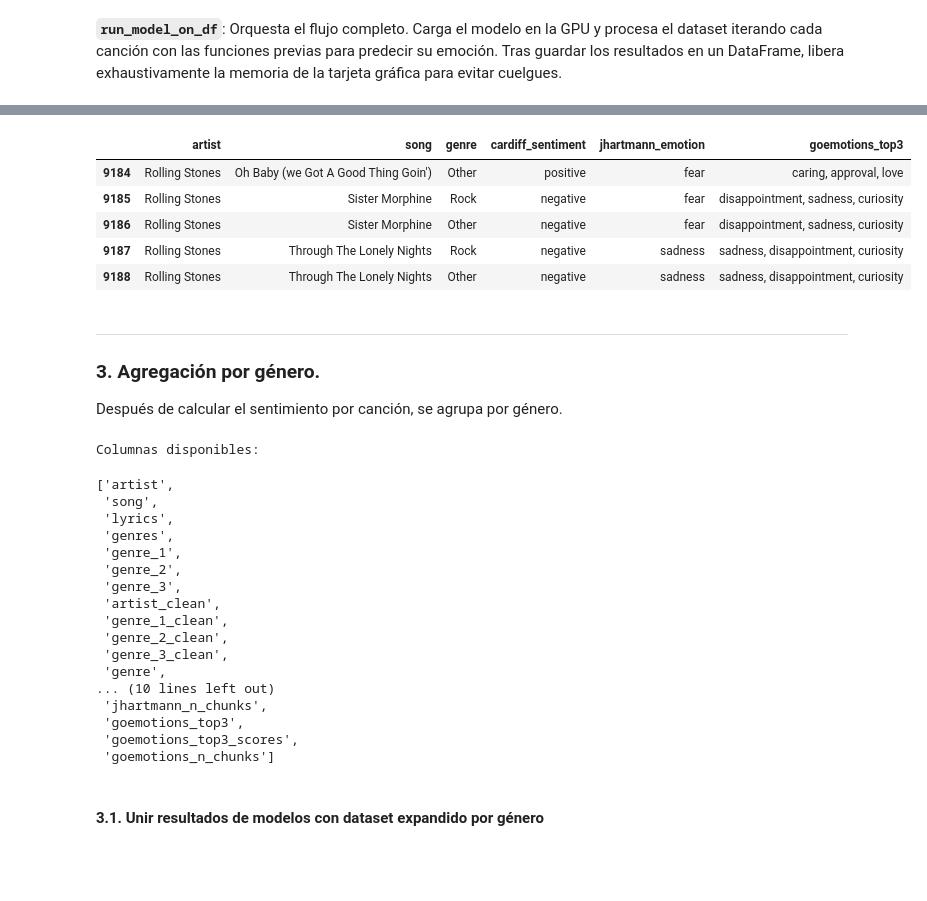
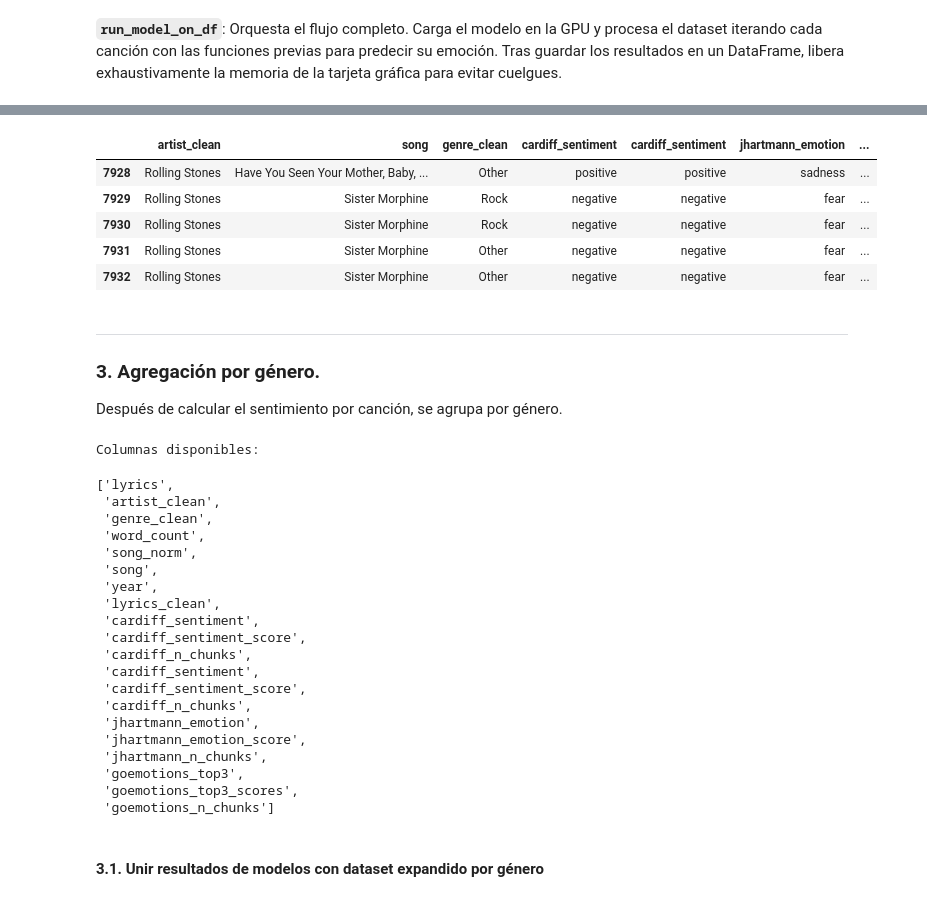
Before and after one commit to pacarma4/NLP, a Jupyter notebook: sentiment_analysis.ipynb, the cells around one changed output, grey strips where cells are left out. Saved outputs shown, nothing was run; the diff lists cells and outputs as text; code cells hidden in the pictures; blank space fills up the shorter version.

```diff
--- a/sentiment_analysis.ipynb
+++ b/sentiment_analysis.ipynb
@@ -62,8 +62,9 @@ from transformers import AutoModelForSequenceClassification, AutoTokenizer
 Limpiar la letra sin destruir información útil para el sentimiento. En análisis de sentimiento no conviene eliminar stopwords agresivamente, porque palabras como not, never, no, without cambian completamente el significado.
 # %%
 # cargar dataset
-DATA_PATH = "outputs/songs_clean_by_genre_exploded_transformer.csv"
+#DATA_PATH = "outputs/songs_clean_by_genre_exploded_transformer.csv"
 
+DATA_PATH = "songs_with_years_processed.csv"
 df = pd.read_csv(DATA_PATH)
 
 print("Shape inicial:", df.shape)
@@ -632,7 +640,7 @@ for config in MODEL_CONFIGS:
     display(
         df_model_comparison[
             [
-                "artist",
+                "artist_clean",
                 "song",
                 config["output_col"],
                 config["score_col"],
@@ -685,26 +733,26 @@ Etiquetas del modelo:
 # %%
 display(
     df_model_comparison[
         [
-            "artist",
+            "artist_clean",
             "song",
-            "genre",
+            "genre_clean",
             "cardiff_sentiment",
 
             "jhartmann_emotion",
 
             "goemotions_top3",
 
         ]
     ].tail()
 )
 # %% [output]
-|  | artist | song | genre | cardiff_sentiment | jhartmann_emotion | goemotions_top3 |
-| 9184 | Rolling Stones | Oh Baby (we Got A Good Thing Goin') | Other | positive | fear | caring, approval, love |
-| 9185 | Rolling Stones | Sister Morphine | Rock | negative | fear | disappointment, sadness, curiosity |
-| 9186 | Rolling Stones | Sister Morphine | Other | negative | fear | disappointment, sadness, curiosity |
-| 9187 | Rolling Stones | Through The Lonely Nights | Rock | negative | sadness | sadness, disappointment, curiosity |
-| 9188 | Rolling Stones | Through The Lonely Nights | Other | negative | sadness | sadness, disappointment, curiosity |
+|  | artist_clean | song | genre_clean | cardiff_sentiment | cardiff_sentiment | jhartmann_emotion | ... |
+| 7928 | Rolling Stones | Have You Seen Your Mother, Baby, ... | Other | positive | positive | sadness | ... |
+| 7929 | Rolling Stones | Sister Morphine | Rock | negative | negative | fear | ... |
+| 7930 | Rolling Stones | Sister Morphine | Rock | negative | negative | fear | ... |
+| 7931 | Rolling Stones | Sister Morphine | Other | negative | negative | fear | ... |
+| 7932 | Rolling Stones | Sister Morphine | Other | negative | negative | fear | ... |
 # %% [markdown]
 ---
 
@@ -716,19 +764,22 @@ print("Columnas disponibles:")
 display(df_model_comparison.columns.tolist())
 # %% [output]
 Columnas disponibles:
-['artist',
+['lyrics',
+ 'artist_clean',
+ 'genre_clean',
+ 'word_count',
+ 'song_norm',
  'song',
- 'lyrics',
- 'genres',
- 'genre_1',
- 'genre_2',
- 'genre_3',
- 'artist_clean',
- 'genre_1_clean',
- 'genre_2_clean',
- 'genre_3_clean',
- 'genre',
-... (10 lines left out)
+ 'year',
+ 'lyrics_clean',
+ 'cardiff_sentiment',
+ 'cardiff_sentiment_score',
+ 'cardiff_n_chunks',
+ 'cardiff_sentiment',
+ 'cardiff_sentiment_score',
+ 'cardiff_n_chunks',
+ 'jhartmann_emotion',
+ 'jhartmann_emotion_score',
  'jhartmann_n_chunks',
  'goemotions_top3',
  'goemotions_top3_scores',
```
Also changed, not shown: parts of 24 cells of this notebook.
